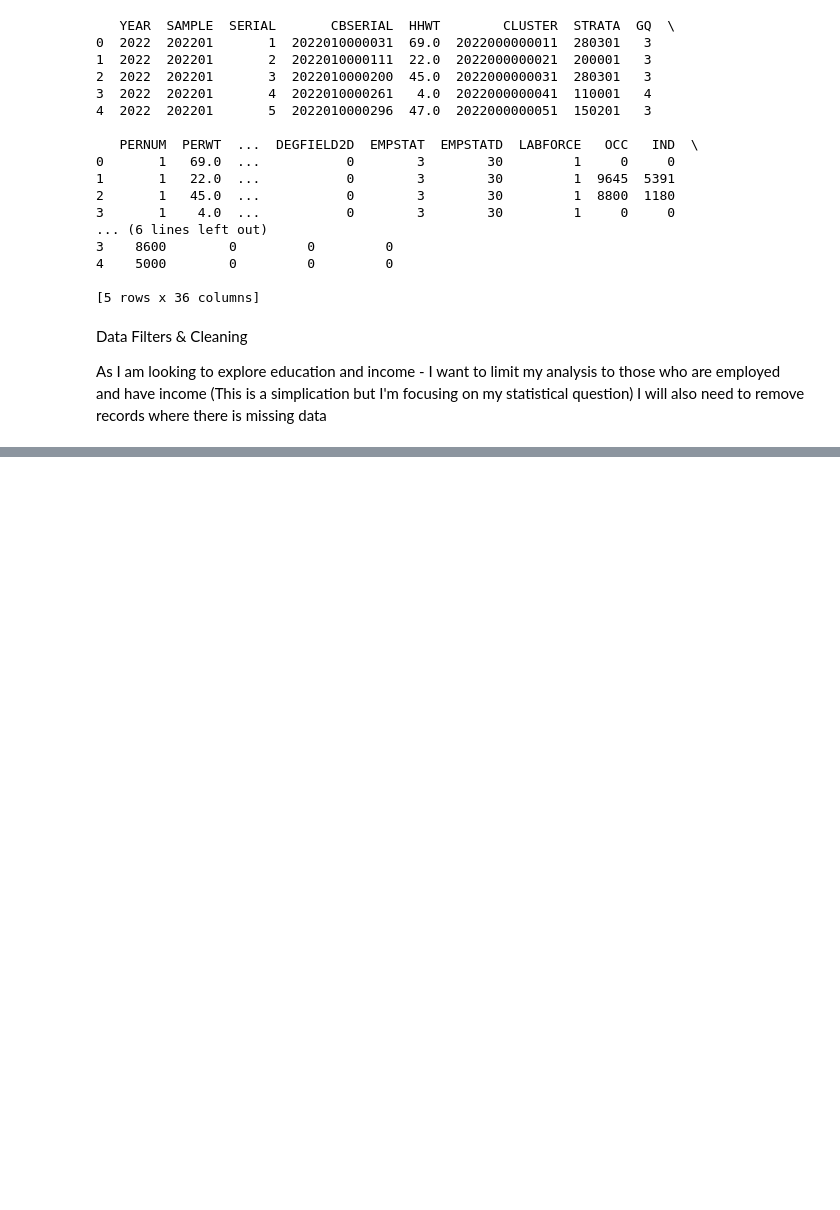
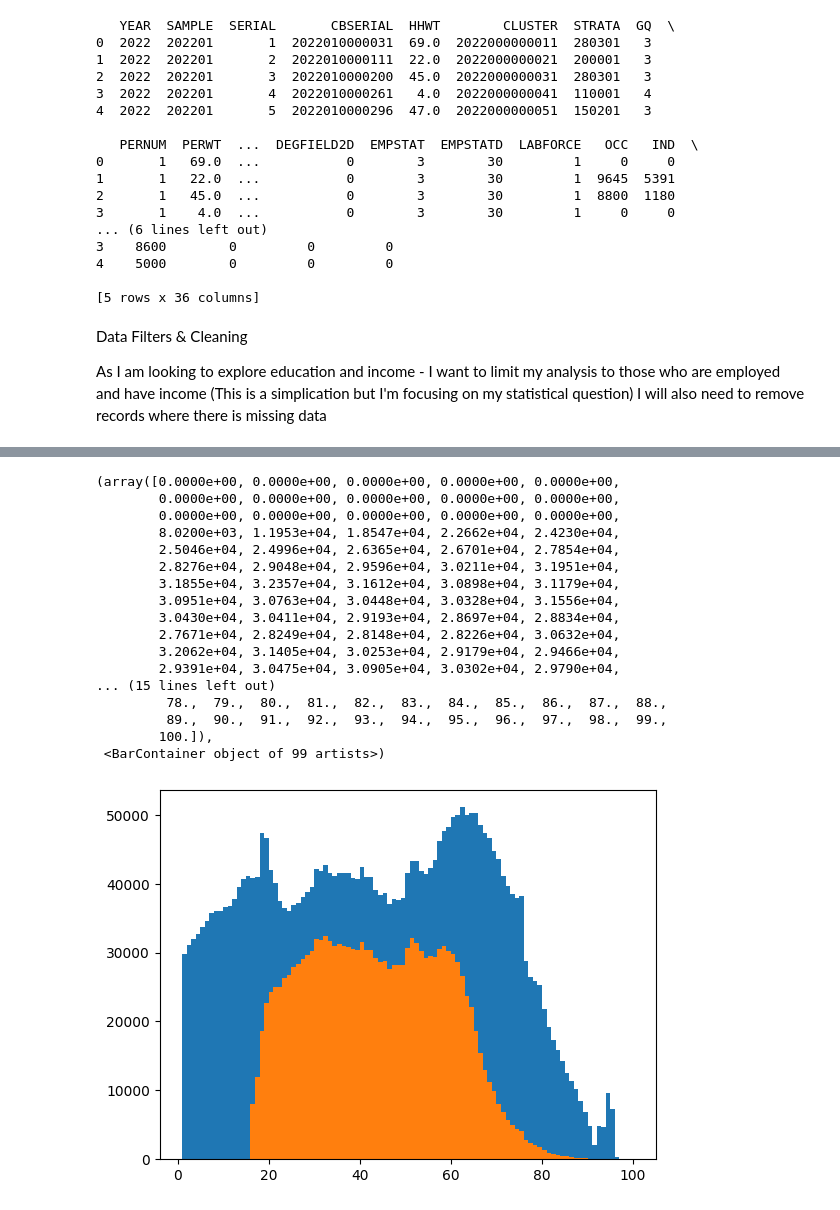
Before and after one commit to ryfrank/DSC530-FinalProject, a Jupyter notebook: projectMarkdown.ipynb, the cells around one changed output, grey strips where cells are left out. Drawn from its saved outputs; the diff is of its cells as text; code cells hidden in the pictures; blank space fills up the shorter version.

```diff
--- a/projectMarkdown.ipynb
+++ b/projectMarkdown.ipynb
@@ -91,0 +92,26 @@ plt.hist(censusData["NCHILD"])
+# %%
+bins = []
+for i in range(100):
+    bins.append(i+1)
+
+plt.hist(censusData["AGE"], bins=bins)
+plt.hist(censusDataFilter["AGE"], bins=bins)
+# %% [output]
+(array([0.0000e+00, 0.0000e+00, 0.0000e+00, 0.0000e+00, 0.0000e+00,
+        0.0000e+00, 0.0000e+00, 0.0000e+00, 0.0000e+00, 0.0000e+00,
+        0.0000e+00, 0.0000e+00, 0.0000e+00, 0.0000e+00, 0.0000e+00,
+        8.0200e+03, 1.1953e+04, 1.8547e+04, 2.2662e+04, 2.4230e+04,
+        2.5046e+04, 2.4996e+04, 2.6365e+04, 2.6701e+04, 2.7854e+04,
+        2.8276e+04, 2.9048e+04, 2.9596e+04, 3.0211e+04, 3.1951e+04,
+        3.1855e+04, 3.2357e+04, 3.1612e+04, 3.0898e+04, 3.1179e+04,
+        3.0951e+04, 3.0763e+04, 3.0448e+04, 3.0328e+04, 3.1556e+04,
+        3.0430e+04, 3.0411e+04, 2.9193e+04, 2.8697e+04, 2.8834e+04,
+        2.7671e+04, 2.8249e+04, 2.8148e+04, 2.8226e+04, 3.0632e+04,
+        3.2062e+04, 3.1405e+04, 3.0253e+04, 2.9179e+04, 2.9466e+04,
+        2.9391e+04, 3.0475e+04, 3.0905e+04, 3.0302e+04, 2.9790e+04,
+... (15 lines left out)
+         78.,  79.,  80.,  81.,  82.,  83.,  84.,  85.,  86.,  87.,  88.,
+         89.,  90.,  91.,  92.,  93.,  94.,  95.,  96.,  97.,  98.,  99.,
+        100.]),
+ <BarContainer object of 99 artists>)
+[figure, added]
```
Also changed, not shown: parts of 12 cells of this notebook, 2 other files.
